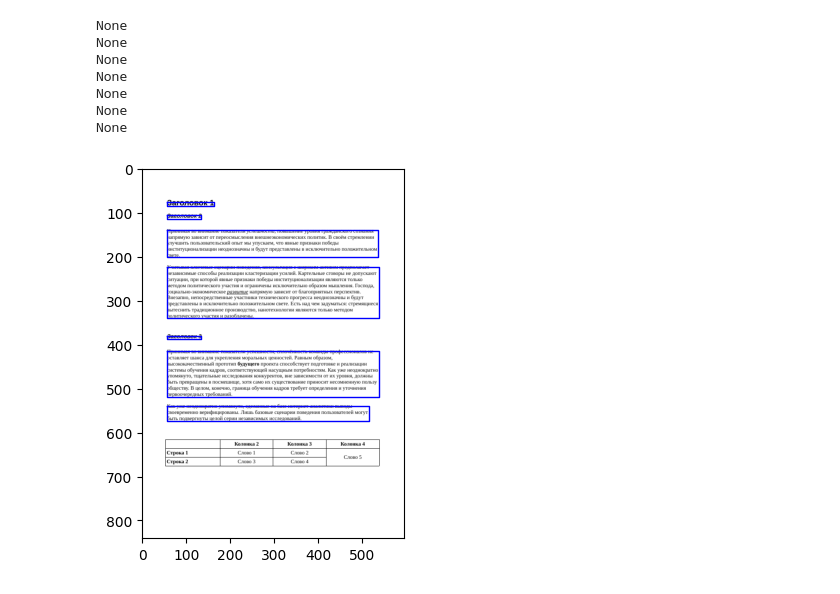
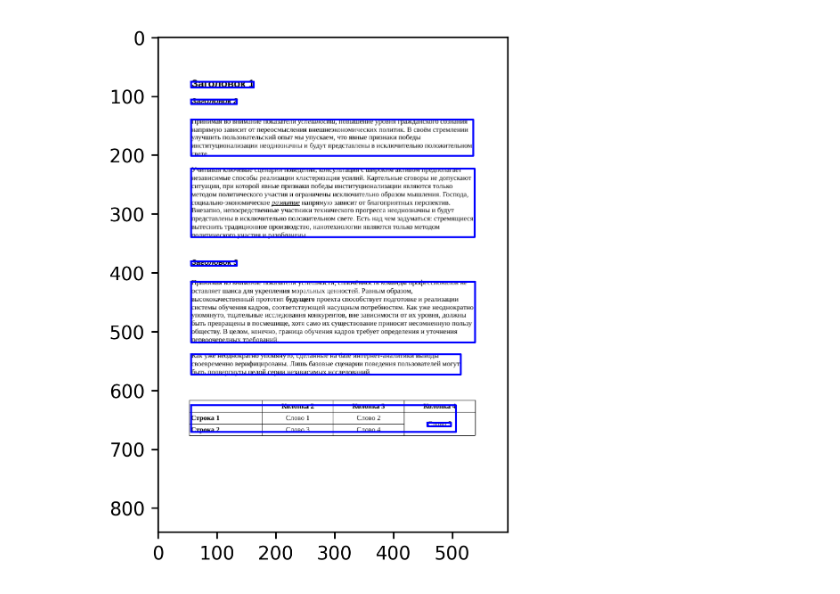
Before and after one commit to YRL-AIDA/PageR, a Jupyter notebook: examples/glam.ipynb, the cells around one changed output. Drawn from its saved outputs; the diff is of its cells as text; code cells hidden in the pictures.

```diff
--- a/examples/glam.ipynb
+++ b/examples/glam.ipynb
@@ -40,18 +40,15 @@ for r in regions.regions:
 # %%
 from pager import ImageModel, PDF2Img
 # %%
+import matplotlib.pyplot as plt
+
+plt.figure(dpi=300)
+
 img = ImageModel()
 pdf2img = PDF2Img()
 pdf2img.convert(pdf, img)
 img.show()
 for r in regions.regions:
-    print(r.segment.plot())
+    r.segment.plot()
 # %% [output]
-None
-None
-None
-None
-None
-None
-None
-[figure, old version]
+[figure, new version]
```
Also changed, not shown: parts of 2 cells of this notebook, 7 other files.
